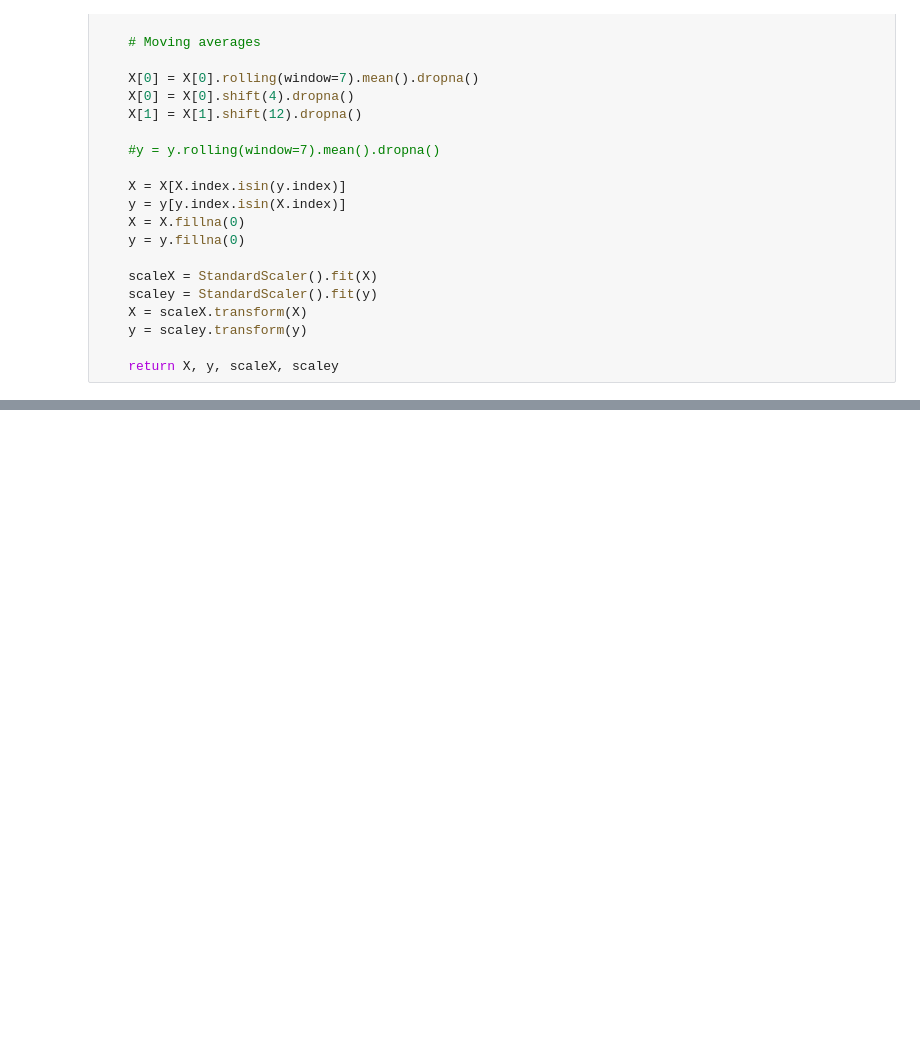
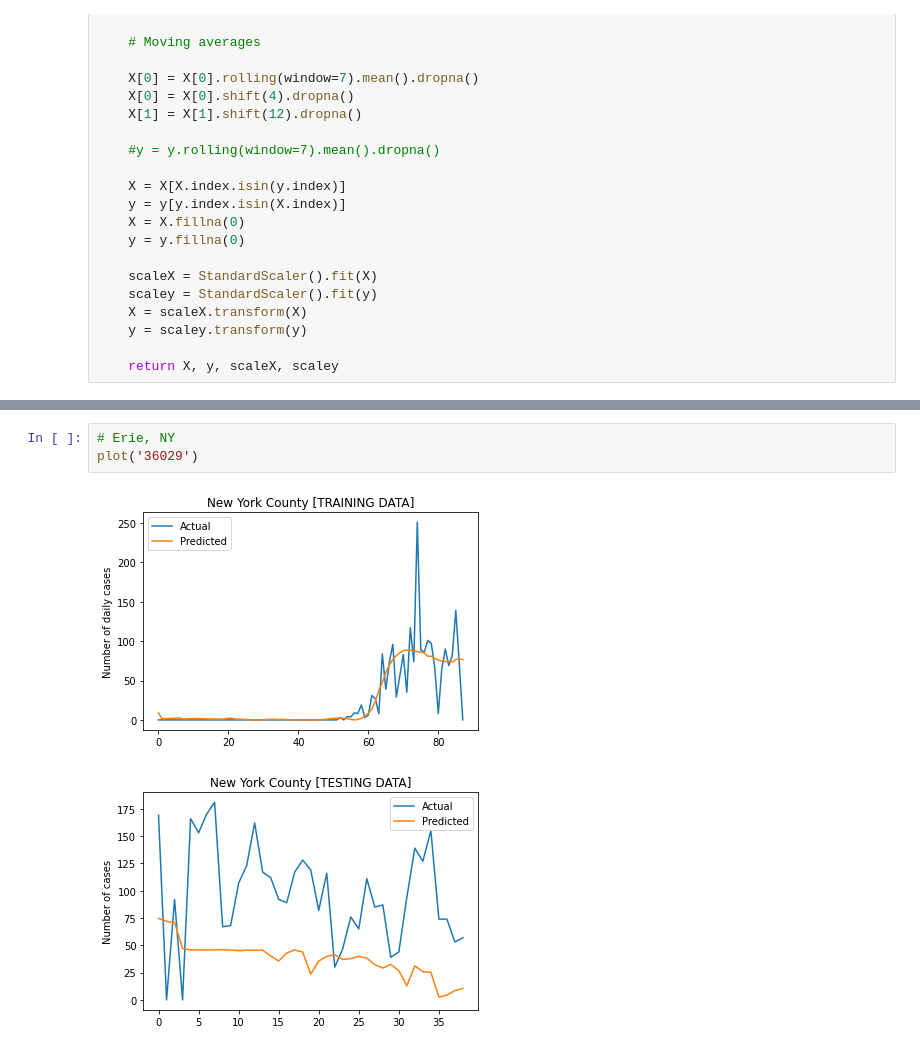
Before and after one commit to robinvvinod/spaceapps, a Jupyter notebook: regression.ipynb, the cells around one changed output, grey strips where cells are left out. Drawn from its saved outputs; the diff is of its cells as text; blank space fills up the shorter version.

```diff
--- a/regression.ipynb
+++ b/regression.ipynb
@@ -176,0 +151,6 @@ df.plot()
+# %%
+# Erie, NY
+plot('36029')
+# %% [output]
+[figure, added]
+[figure, added]
```
Also changed, not shown: parts of 16 cells of this notebook.
